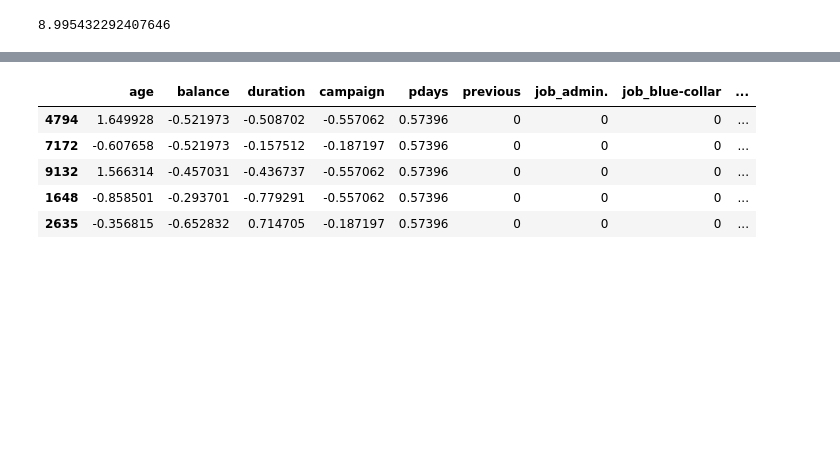
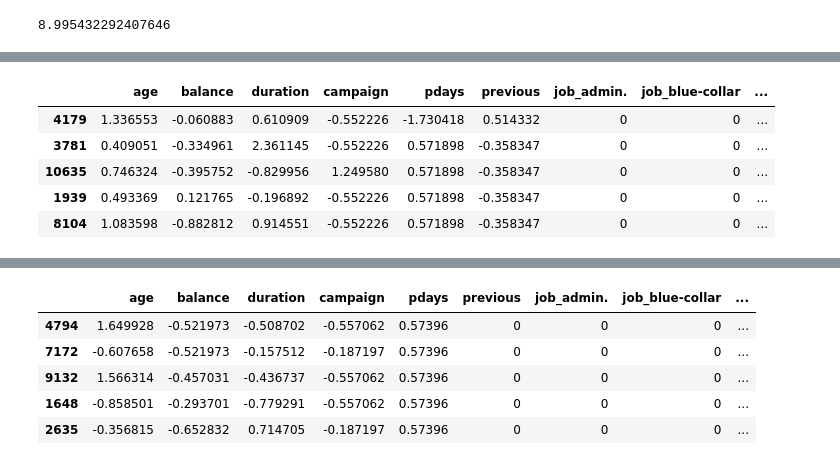
Before and after one commit to HieuFromWaterloo/stat441_project, a Jupyter notebook: BankX.ipynb, the cells around one changed output, grey strips where cells are left out. Cells and saved outputs as stored; diff of their text form; code cells hidden in the pictures; blank space fills up the shorter version.

Commit message:
train independent form valid and test

```diff
--- a/BankX.ipynb
+++ b/BankX.ipynb
@@ -572,17 +584,6 @@ X = data_transform.drop("deposit", axis = 1)
 y = data_transform["deposit"]
 
 # train test split
-X_train, X_test, y_train, y_test = train_test_split(X, y, test_size = 0.1, random_state = 44119)
-
-
-# Standard Scaler: normalization
-for col in ["age", "balance", "duration", "campaign", "pdays"]:
-    if col != "balance":
-        X_train[col] = (X_train[col] - X_train[col].mean())/X_train[col].std()
-        X_test[col] = (X_test[col] - X_train[col].mean())/X_train[col].std()
-    else:
-        train_mean = np.log(data["balance"] + abs(data["balance"].min()) + 1).mean()
-        X_train[col] = (X_train[col] - train_mean)/X_train[col].std()
-        X_test[col] = (X_test[col] - X_train[col].mean())/X_train[col].std()
+X_train, X_test, y_train, y_test = train_test_split(X, y, test_size = 0.2, random_state = 44119)
 # %% [output]
 CPU times: user 2 µs, sys: 0 ns, total: 2 µs
@@ -589,0 +591,8 @@ Wall time: 7.15 µs
+# %%
+# Standard Scaler: normalization
+for col in ["age", "balance", "duration", "campaign", "pdays", "previous"]:
+    if col != "balance":
+        X_test[col] = (X_test[col] - X_train[col].mean())/X_train[col].std()
+    else:
+        train_mean = np.log(data["balance"] + abs(data["balance"].min()) + 1).mean()
+        X_test[col] = (X_test[col] - train_mean)/X_train[col].std()
@@ -597,0 +610,9 @@ sns.distplot(X_train["balance"], kde=False)
+# %%
+X_test.head()
+# %% [output]
+|  | age | balance | duration | campaign | pdays | previous | job_admin. | job_blue-collar | ... |
+| 4179 | 1.336553 | -0.060883 | 0.610909 | -0.552226 | -1.730418 | 0.514332 | 0 | 0 | ... |
+| 3781 | 0.409051 | -0.334961 | 2.361145 | -0.552226 | 0.571898 | -0.358347 | 0 | 0 | ... |
+| 10635 | 0.746324 | -0.395752 | -0.829956 | 1.249580 | 0.571898 | -0.358347 | 0 | 0 | ... |
+| 1939 | 0.493369 | 0.121765 | -0.196892 | -0.552226 | 0.571898 | -0.358347 | 0 | 0 | ... |
+| 8104 | 1.083598 | -0.882812 | 0.914551 | -0.552226 | 0.571898 | -0.358347 | 0 | 0 | ... |
```
Also changed, not shown: parts of 14 cells of this notebook, 3 other files.
